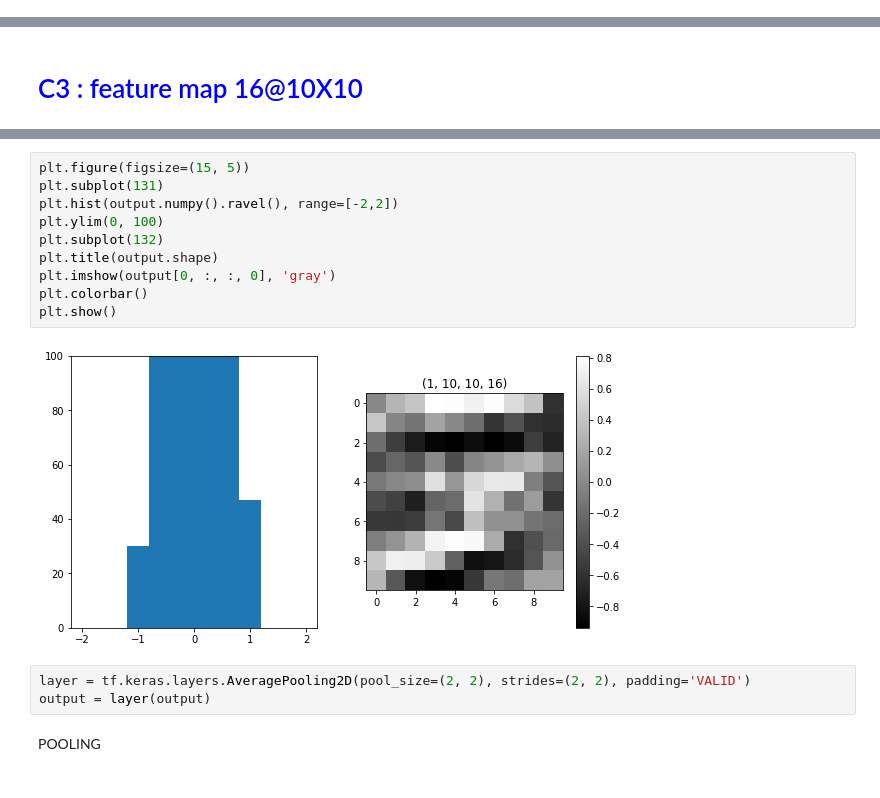
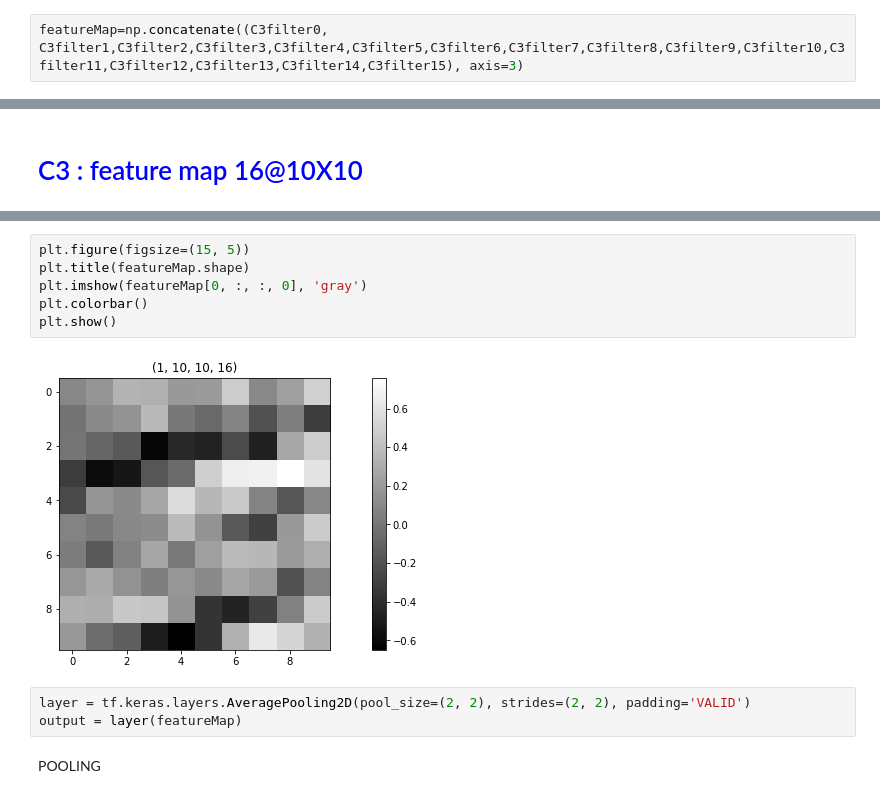
Before and after one commit to engineerjkk/DeepLearning_from_Scratch, a Jupyter notebook: Final_LeNet.ipynb, the cells around one changed output, grey strips where cells are left out. Drawn from its saved outputs; the diff is of its cells as text.

```diff
--- a/Final_LeNet.ipynb
+++ b/Final_LeNet.ipynb
@@ -540 +565,3 @@ C3.filter
+# %%
+featureMap=np.concatenate((C3filter0, C3filter1,C3filter2,C3filter3,C3filter4,C3filter5,C3filter6,C3filter7,C3filter8,C3filter9,C3filter10,C3filter11,C3filter12,C3filter13,C3filter14,C3filter15), axis=3)
 # %%
@@ -584,18 +575,14 @@ array([[[[ 0.0000000e+00,  0.0000000e+00,  0.0000000e+00,
 # %%
 plt.figure(figsize=(15, 5))
-plt.subplot(131)
-plt.hist(output.numpy().ravel(), range=[-2,2])
-plt.ylim(0, 100)
-plt.subplot(132)
-plt.title(output.shape)
-plt.imshow(output[0, :, :, 0], 'gray')
+plt.title(featureMap.shape)
+plt.imshow(featureMap[0, :, :, 0], 'gray')
 plt.colorbar()
 plt.show()
 # %% [output]
-[figure, old version]
+[figure, new version]
 # %%
 layer = tf.keras.layers.AveragePooling2D(pool_size=(2, 2), strides=(2, 2), padding='VALID')
-output = layer(output)
+output = layer(featureMap)
 # %% [markdown]
 POOLING
 # %% [markdown]
```
Also changed, not shown: parts of 46 cells of this notebook.
